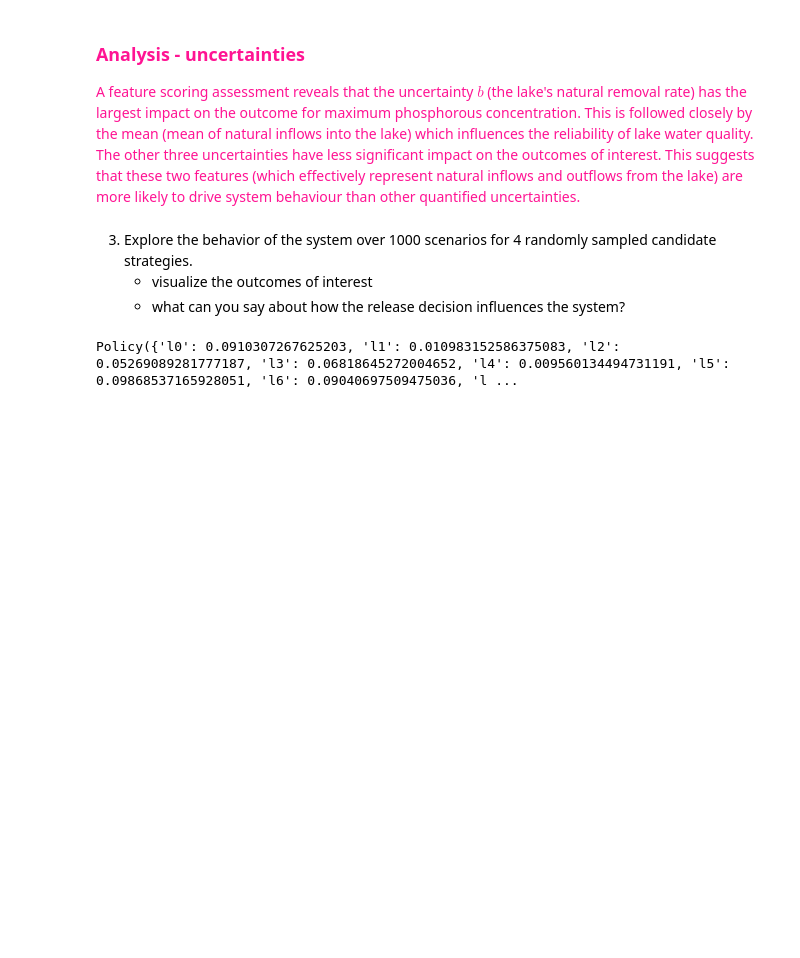
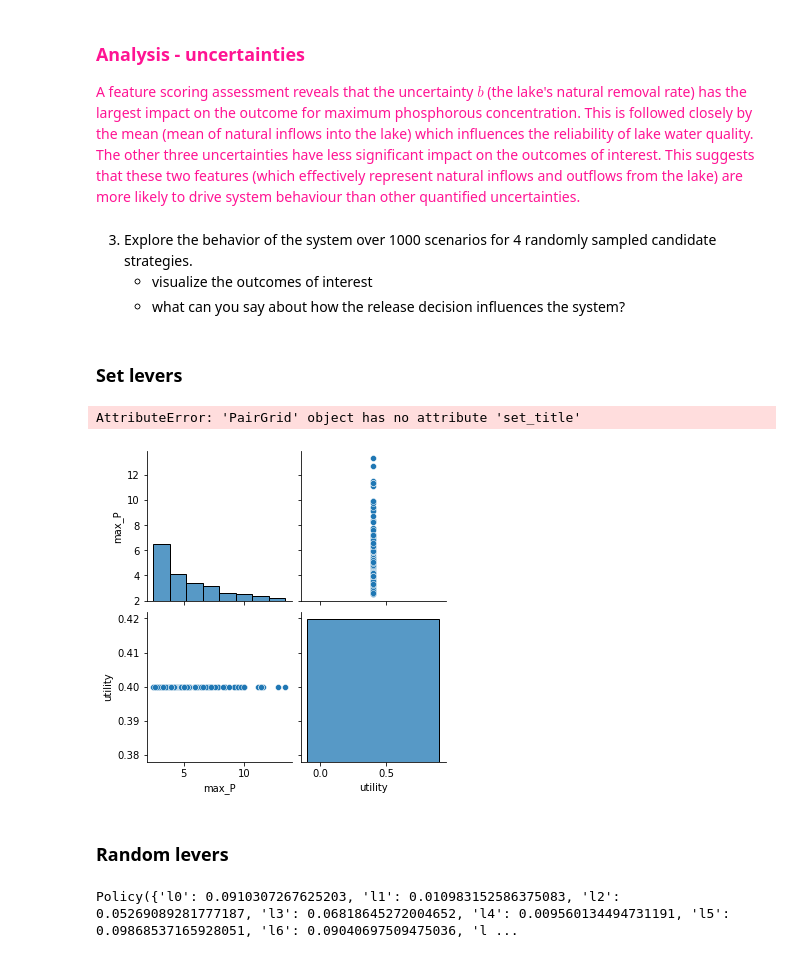
Before and after one commit to Lischip/FabiosDecisions, a Jupyter notebook: epa1361/Week 1-2 - general intro to exploratory modelling/assignment 2 - lakemodel.ipynb, the cells around one changed output. Cells and saved outputs as stored; diff of their text form; code cells hidden in the pictures; blank space fills up the shorter version.

Commit message:
set levers incorporated

```diff
--- a/epa1361/Week 1-2 - general intro to exploratory modelling/assignment 2 - lakemodel.ipynb
+++ b/epa1361/Week 1-2 - general intro to exploratory modelling/assignment 2 - lakemodel.ipynb
@@ -142,6 +140,24 @@ plt.show()
 3. Explore the behavior of the system over 1000 scenarios for 4 randomly sampled candidate strategies.
     * visualize the outcomes of interest
     * what can you say about how the release decision influences the system?
+# %% [markdown]
+### Set levers
+# %%
+leversdict = {"l" + str(number): 0 for number in range(0,100)}
+for l in ["l0", "l10", "l30", "l90"]:
+    constantdict = leversdict
+    constantdict[l] = 1
+    model.constants= [Constant(i[0], i[1]) for i in leversdict.items()]
+    with SequentialEvaluator(model) as evaluator:
+        experiments, outcomes = evaluator.perform_experiments(scenarios=100)
+
+    sns.pairplot(process_data(experiments, outcomes)[["policy", "max_P", "utility"]], vars=["max_P", "utility"], palette="Set1").set_title('beautiful plot of ' + l)
+    plt.show()
+# %% [output]
+AttributeError: 'PairGrid' object has no attribute 'set_title'
+[figure, added]
+# %% [markdown]
+### Random levers
 # %%
 model.levers = [RealParameter("l" + str(number),0,0.1) for number in range(0,100)]
 
```
Also changed, not shown: parts of 1 cell of this notebook.
